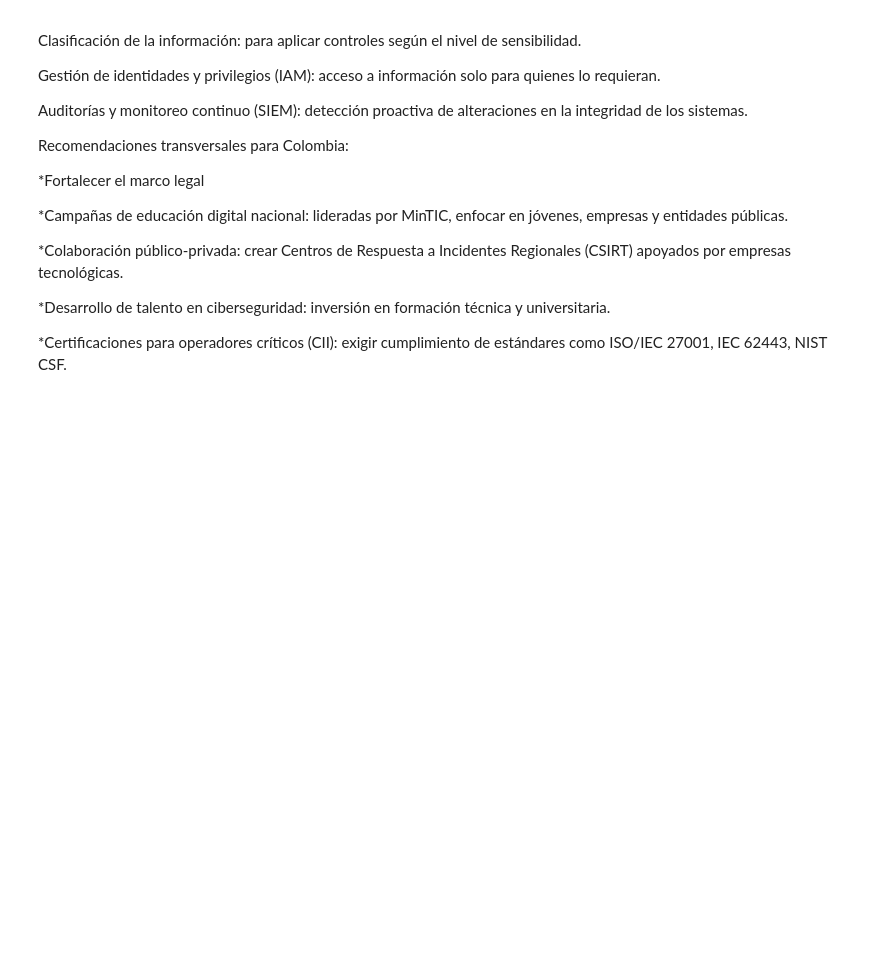
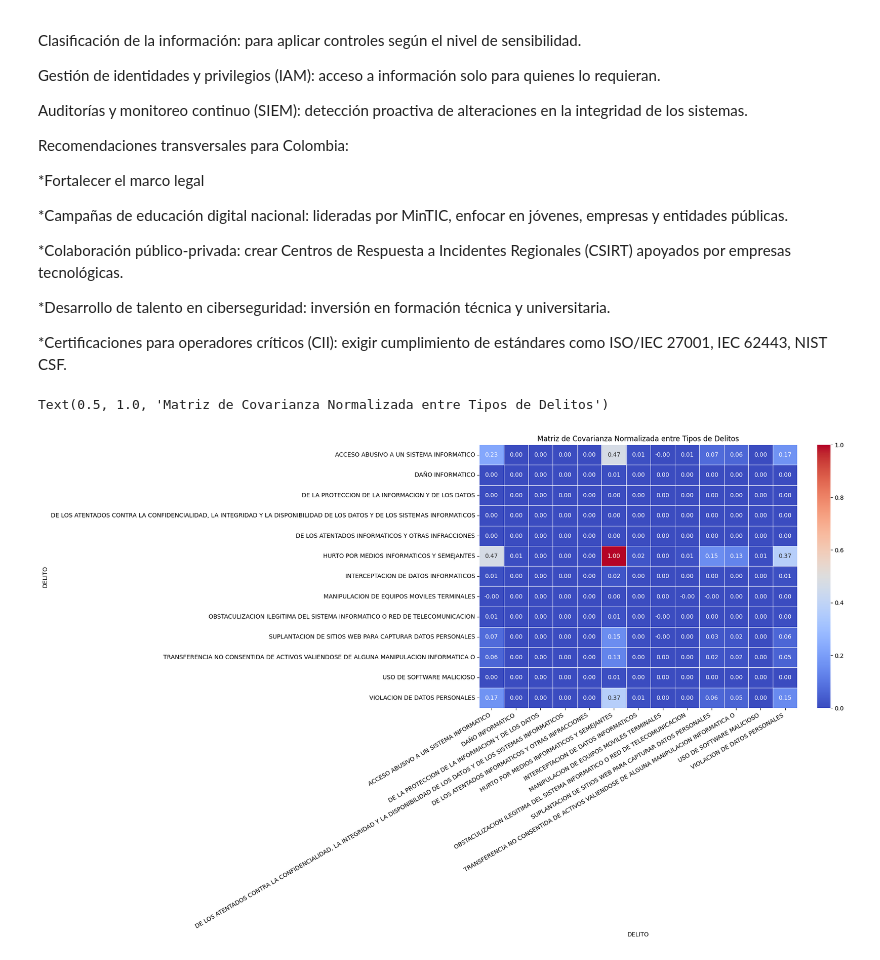
Before and after one commit to marcebm19/BOOTCAMP-1, a Jupyter notebook: Cibercriminalidad_en_Colombia.ipynb, the cells around one changed output. Drawn from its saved outputs; the diff is of its cells as text; code cells hidden in the pictures; blank space fills up the shorter version.

```diff
--- a/Cibercriminalidad_en_Colombia.ipynb
+++ b/Cibercriminalidad_en_Colombia.ipynb
@@ -1414,3 +1414,19 @@ Recomendaciones transversales para Colombia:
 *Desarrollo de talento en ciberseguridad: inversión en formación técnica y universitaria.
 
 *Certificaciones para operadores críticos (CII): exigir cumplimiento de estándares como ISO/IEC 27001, IEC 62443, NIST CSF.
+# %%
+# Matriz de covarianza normalizada
+plt.figure(figsize=(12,8))
+
+# Normalización de la covarianza (Coeficiente de correlación de Pearson pero sin estandarizar)
+cov_matrix = delito_pivot.cov()
+norm_cov_matrix = cov_matrix / (cov_matrix.max().max())  # Normaliza por el valor máximo
+
+sns.heatmap(norm_cov_matrix, annot=True, cmap="coolwarm", linewidths=0.5, fmt=".2f")
+
+plt.xticks(rotation=30, ha="right", fontsize=10)
+plt.yticks(rotation=0, fontsize=10)
+plt.title("Matriz de Covarianza Normalizada entre Tipos de Delitos")
+# %% [output]
+Text(0.5, 1.0, 'Matriz de Covarianza Normalizada entre Tipos de Delitos')
+[figure, added]
```
Also changed, not shown: parts of 4 cells of this notebook.
